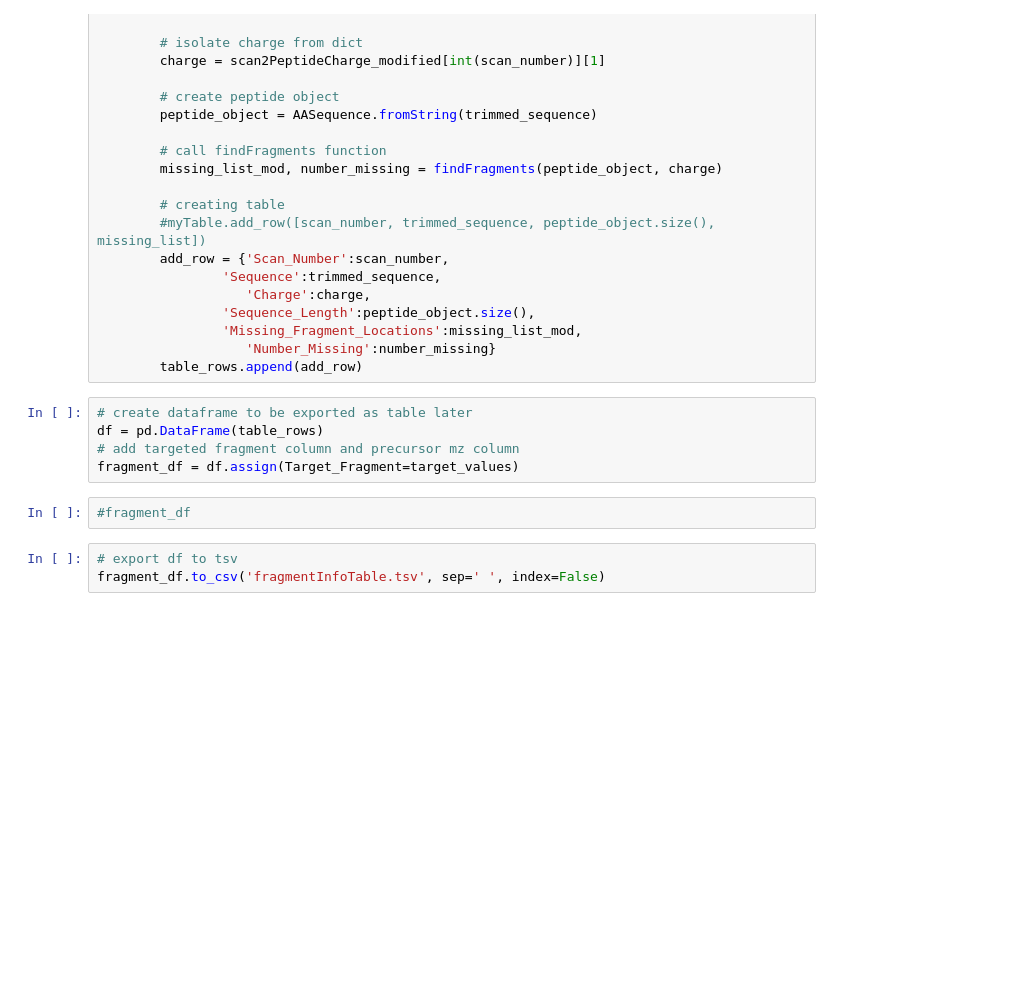
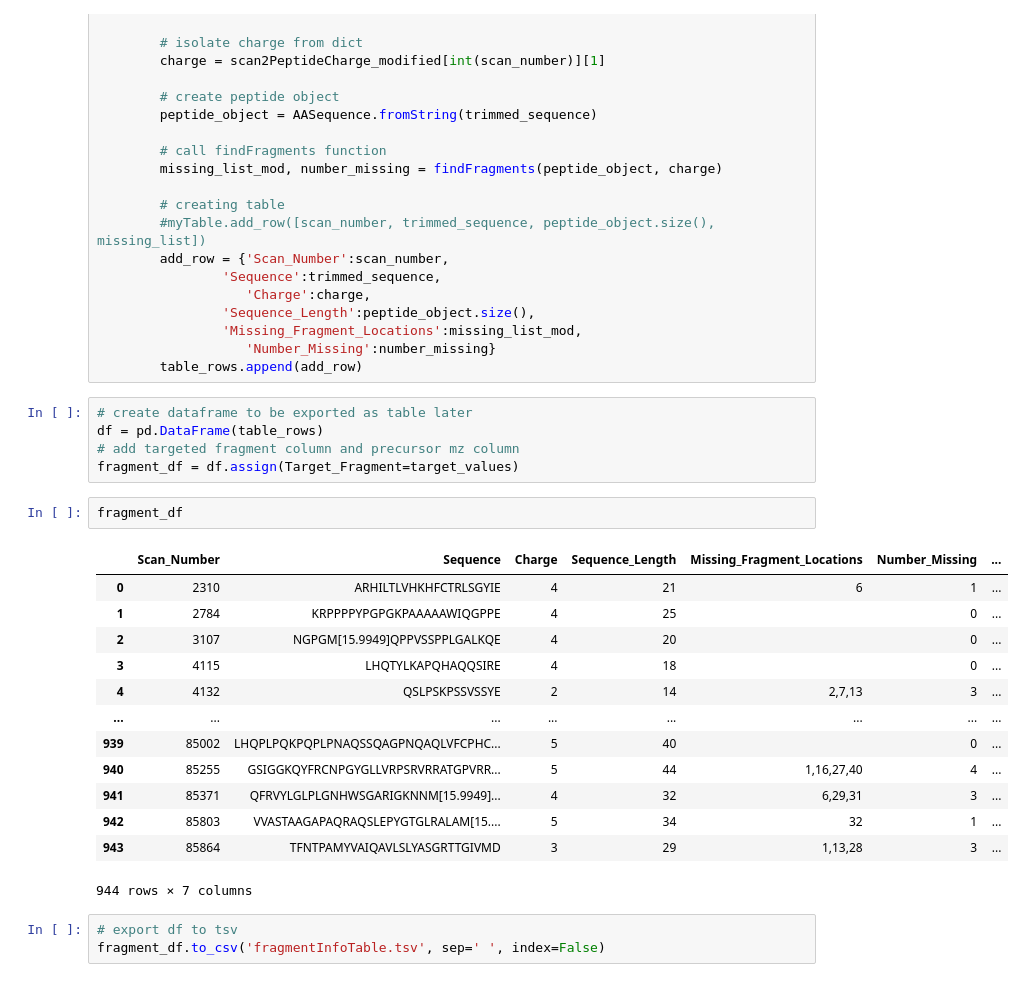
Before and after one commit to miaruppel/DeNovo, a Jupyter notebook: DeNovo_main.ipynb, the cells around one changed output. Saved outputs shown, nothing was run; the diff lists cells and outputs as text; blank space fills up the shorter version.

```diff
--- a/DeNovo_main.ipynb
+++ b/DeNovo_main.ipynb
@@ -160,7 +160,21 @@ df = pd.DataFrame(table_rows)
 # add targeted fragment column and precursor mz column
 fragment_df = df.assign(Target_Fragment=target_values)
 # %%
-#fragment_df
+fragment_df
+# %% [output]
+|  | Scan_Number | Sequence | Charge | Sequence_Length | Missing_Fragment_Locations | Number_Missing | ... |
+| 0 | 2310 | ARHILTLVHKHFCTRLSGYIE | 4 | 21 | 6 | 1 | ... |
+| 1 | 2784 | KRPPPPYPGPGKPAAAAAWIQGPPE | 4 | 25 |  | 0 | ... |
+| 2 | 3107 | NGPGM[15.9949]QPPVSSPPLGALKQE | 4 | 20 |  | 0 | ... |
+| 3 | 4115 | LHQTYLKAPQHAQQSIRE | 4 | 18 |  | 0 | ... |
+| 4 | 4132 | QSLPSKPSSVSSYE | 2 | 14 | 2,7,13 | 3 | ... |
+| ... | ... | ... | ... | ... | ... | ... | ... |
+| 939 | 85002 | LHQPLPQKPQPLPNAQSSQAGPNQAQLVFCPHC... | 5 | 40 |  | 0 | ... |
+| 940 | 85255 | GSIGGKQYFRCNPGYGLLVRPSRVRRATGPVRR... | 5 | 44 | 1,16,27,40 | 4 | ... |
+| 941 | 85371 | QFRVYLGLPLGNHWSGARIGKNNM[15.9949]... | 4 | 32 | 6,29,31 | 3 | ... |
+| 942 | 85803 | VVASTAAGAPAQRAQSLEPYGTGLRALAM[15.... | 5 | 34 | 32 | 1 | ... |
+| 943 | 85864 | TFNTPAMYVAIQAVLSLYASGRTTGIVMD | 3 | 29 | 1,13,28 | 3 | ... |
+944 rows × 7 columns
 # %%
 # export df to tsv
 fragment_df.to_csv('fragmentInfoTable.tsv', sep=' ', index=False)
```
Also changed, not shown: parts of 21 cells of this notebook, 4 other files.
